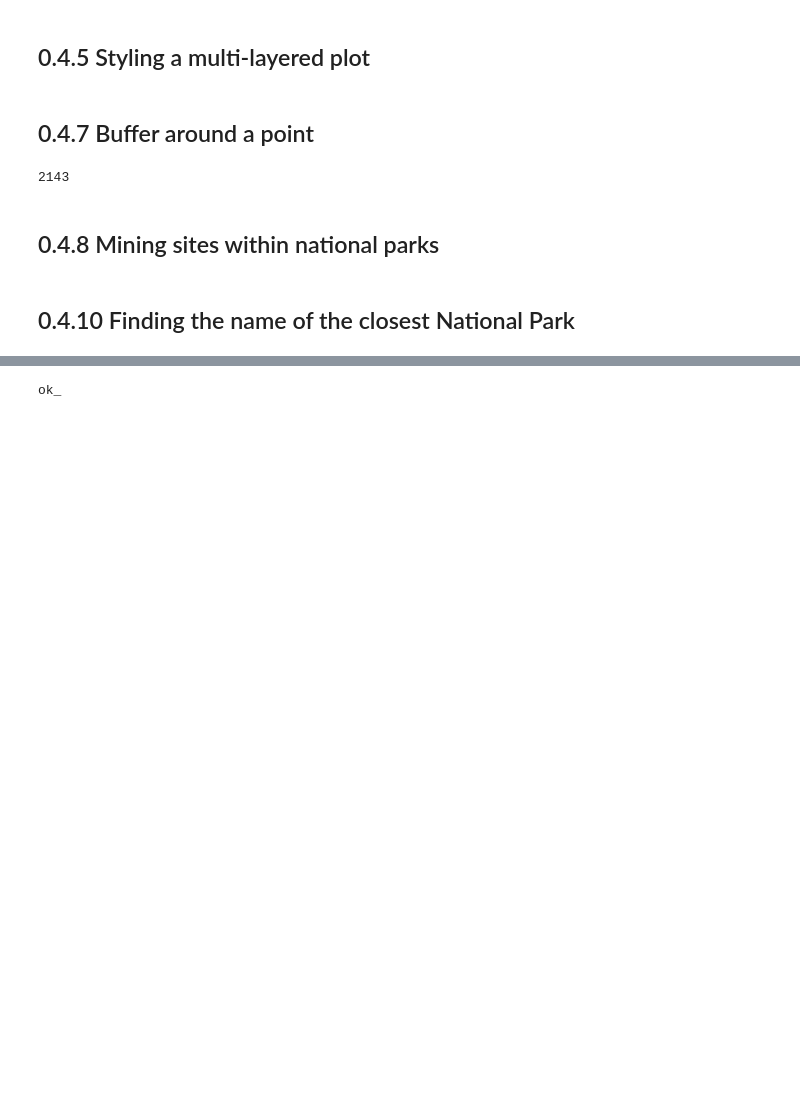
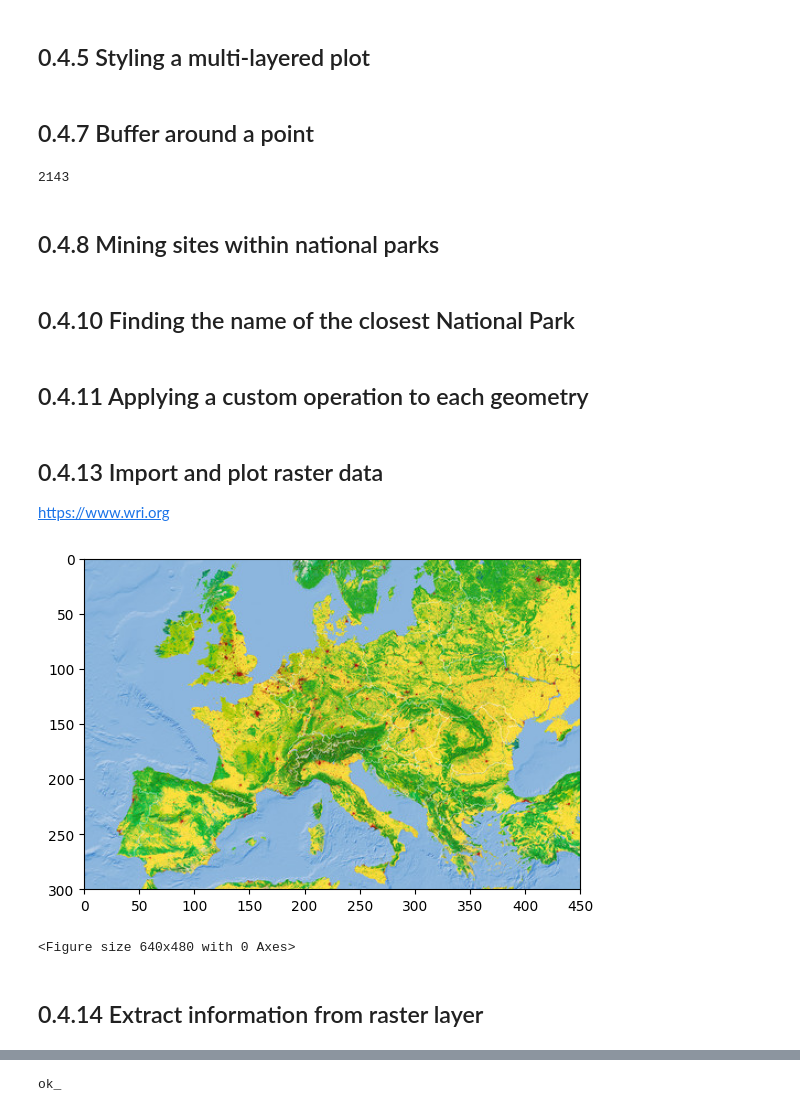
Before and after one commit to oecorrechag/geogeo, a Jupyter notebook: notebooks/Working with Geospatial Data in Python/0.4.0_Putting it all together - Artisanal mining sites case study.ipynb, the cells around one changed output, grey strips where cells are left out. Saved outputs shown, nothing was run; the diff lists cells and outputs as text; code cells hidden in the pictures; blank space fills up the shorter version.

```diff
--- a/notebooks/Working with Geospatial Data in Python/0.4.0_Putting it all together - Artisanal mining sites case study.ipynb
+++ b/notebooks/Working with Geospatial Data in Python/0.4.0_Putting it all together - Artisanal mining sites case study.ipynb
@@ -157,0 +175,2 @@ print(mask.sum())
+# %% [markdown]
+## 0.4.11 Applying a custom operation to each geometry
@@ -157,0 +191,17 @@ print(mask.sum())
+# %% [markdown]
+## 0.4.13 Import and plot raster data
+
+https://www.wri.org
+# %%
+# Open the raster dataset
+src = rasterio.open(path.data_external_dir("working/central_africa_vegetation_map_foraf.tiff"))
+# %%
+# Plot the raster layer with the mining sites
+ax = rasterio.plot.show(src)
+mining_sites.plot(ax=ax, color='red', markersize=1)
+plt.show()
+# %% [output]
+[figure, added]
+<Figure size 640x480 with 0 Axes>
+# %% [markdown]
+## 0.4.14 Extract information from raster layer
```
Also changed, not shown: parts of 9 cells of this notebook.
